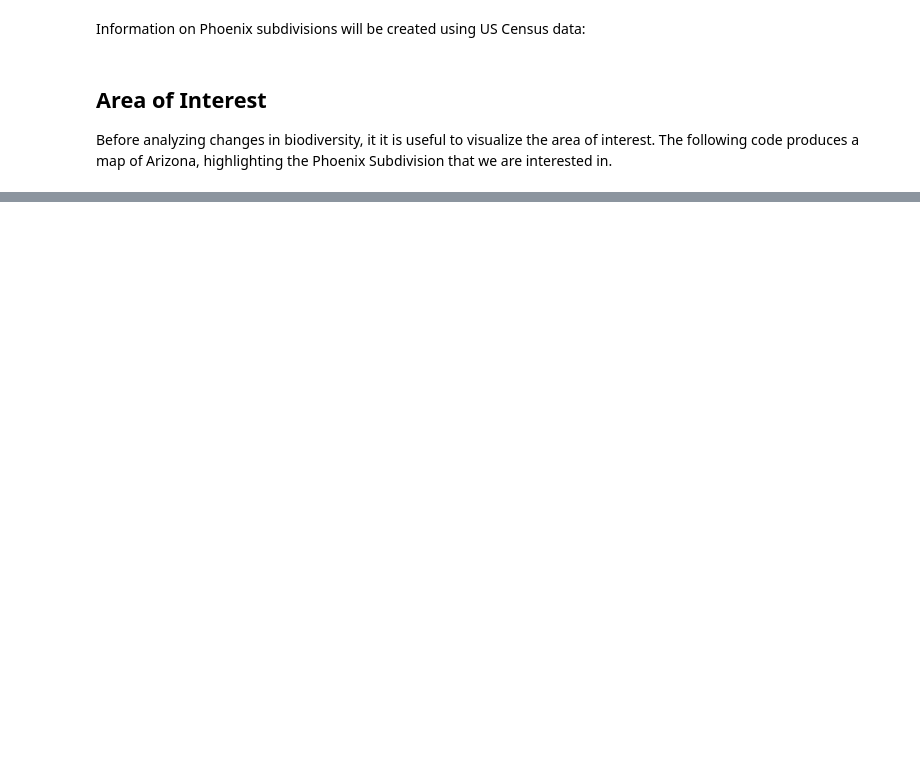
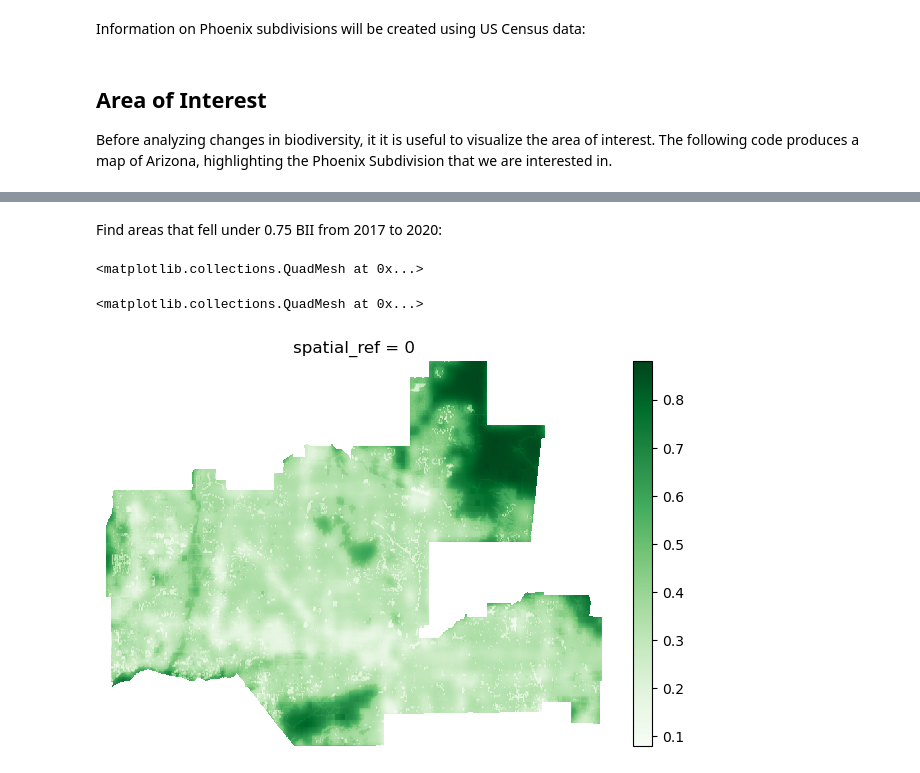
Before and after one commit to briana-barajas/eds220-final-project, a Jupyter notebook: phoenix-bii.ipynb, the cells around one changed output, grey strips where cells are left out. Saved outputs shown, nothing was run; the diff lists cells and outputs as text; code cells hidden in the pictures; blank space fills up the shorter version.

```diff
--- a/phoenix-bii.ipynb
+++ b/phoenix-bii.ipynb
@@ -90,0 +134,21 @@ bii_2020 = bii_2020.astype(int)
+# %%
+# crop 2020 BII data to Phoenix Subdivision
+bii_2020_raw = rioxr.open_rasterio(item_2020.assets['data'].href).squeeze().drop('band')
+
+# check if BII and phx crs match
+print(f'BII CRS: {bii_2020_raw.rio.crs}\n Phoenix CRS: {phx.crs}')
+
+# transform Phoenix
+phx = phx.to_crs(bii_2020_raw.rio.crs)
+# %%
+# create mask of Phoenix subdivision
+mask = rasterize(shapes = [phx.loc[10,'geometry']],
+                out_shape = bii_2020_raw.shape,
+                transform = bii_2020_raw.rio.transform(),
+                all_touched = True)
+
+# apply mask over 2020 BII raster and clip
+bii_phx_2020 = bii_2020_raw * mask
+bii_phx_2020 = bii_phx_2020.rio.clip([phx.loc[10,'geometry']])
+# %% [markdown]
+Find areas that fell under 0.75 BII from 2017 to 2020:
@@ -90,0 +161,13 @@ bii_2020 = bii_2020.astype(int)
+# %%
+bii_2020.plot()
+# %% [output]
+<matplotlib.collections.QuadMesh at 0x...>
+# %%
+fig, ax = plt.subplots(figsize = (8,5))
+
+ax.axis('off')
+
+bii_phx_2020.plot(ax=ax, cmap = 'Greens')
+# %% [output]
+<matplotlib.collections.QuadMesh at 0x...>
+[figure, added]
```
Also changed, not shown: parts of 10 cells of this notebook.
